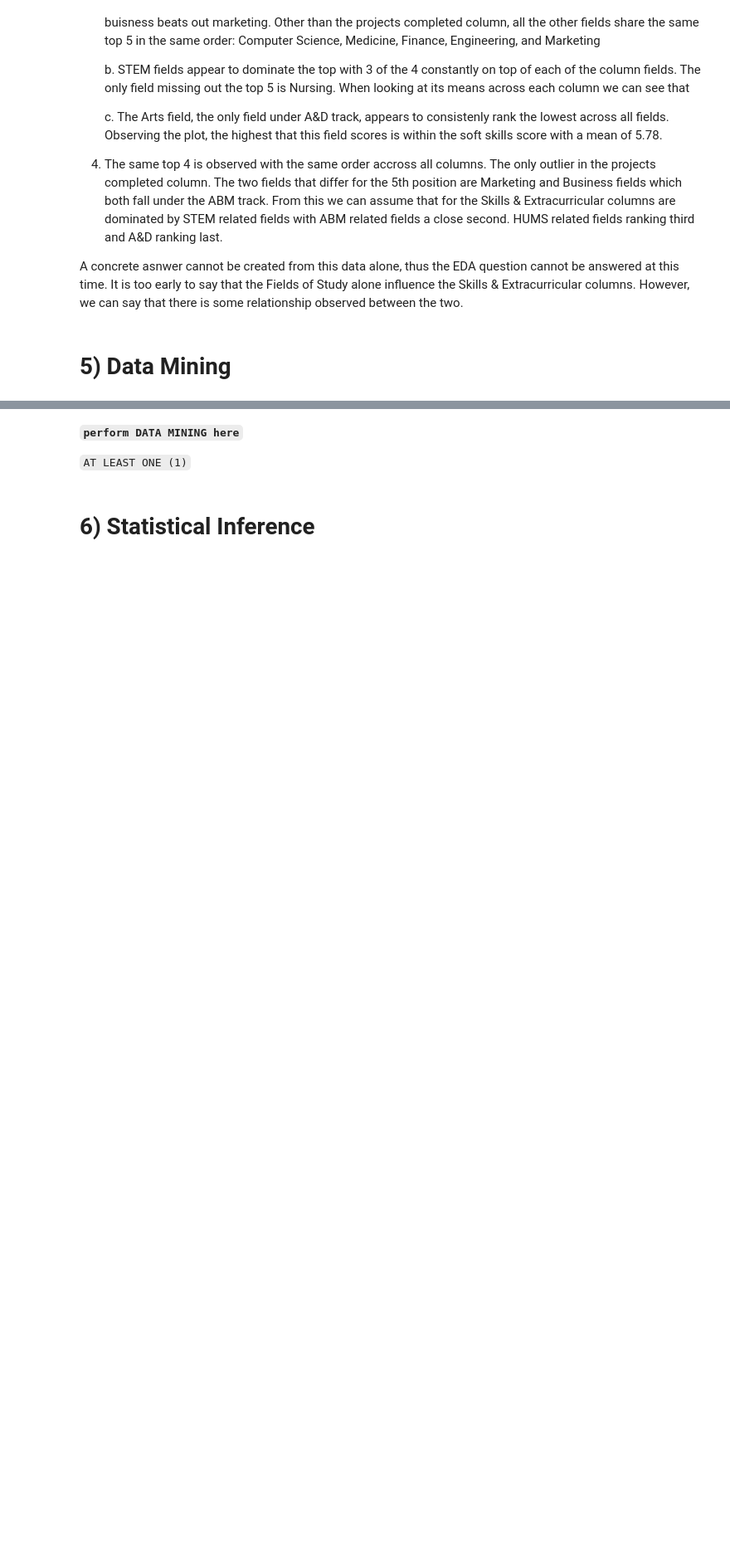
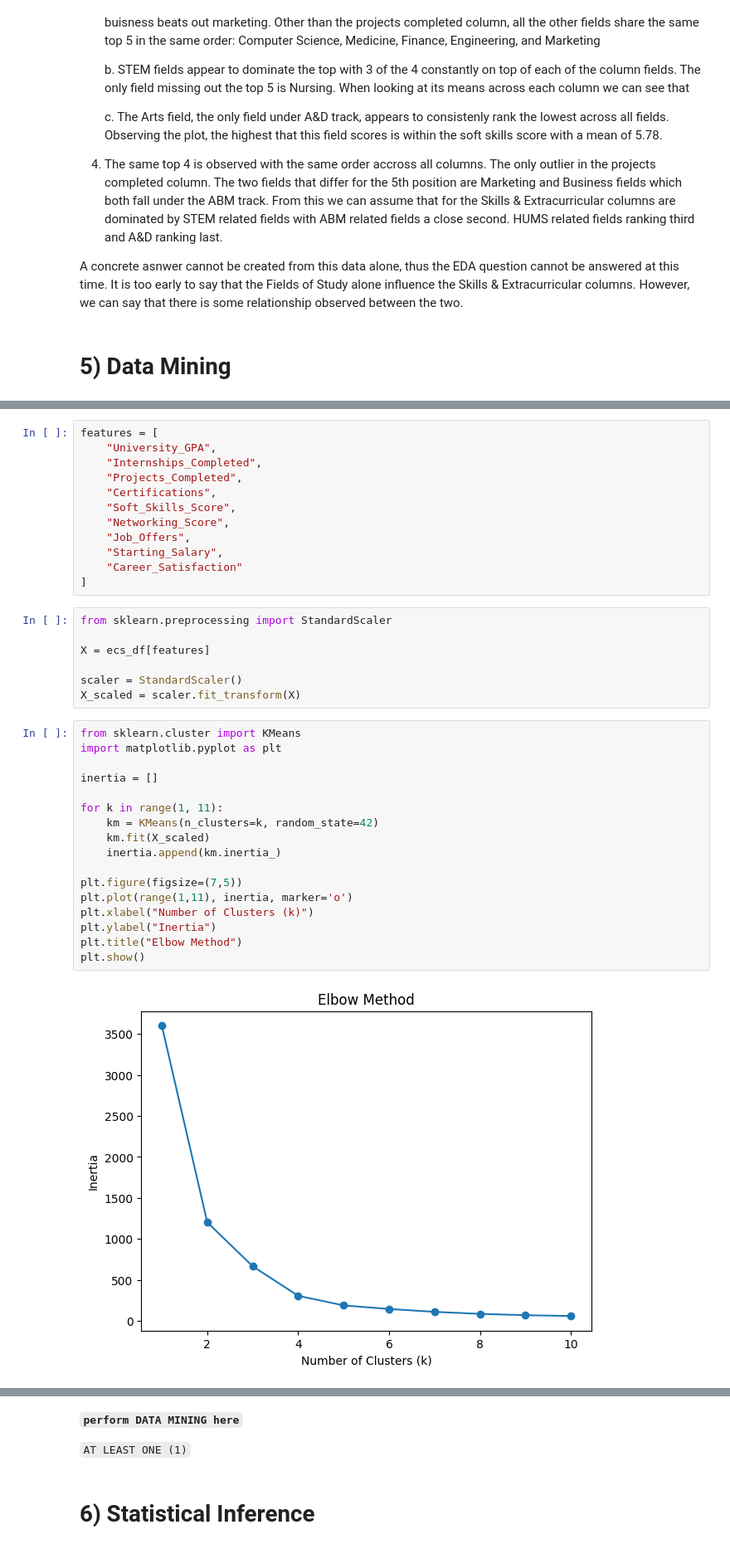
Before and after one commit to Ulturaa/CSMODEL_MCO, a Jupyter notebook: TotallyStats_MCO2.ipynb, the cells around one changed output, grey strips where cells are left out. Shown at 83% size. Saved outputs shown, nothing was run; the diff lists cells and outputs as text; blank space fills up the shorter version.

Commit message:
added stat inference and k means clustering

```diff
--- a/TotallyStats_MCO2.ipynb
+++ b/TotallyStats_MCO2.ipynb
@@ -398,0 +472,38 @@ A concrete asnwer cannot be created from this data alone, thus the EDA question
+# %%
+features = [
+    "University_GPA",
+    "Internships_Completed",
+    "Projects_Completed",
+    "Certifications",
+    "Soft_Skills_Score",
+    "Networking_Score",
+    "Job_Offers",
+    "Starting_Salary",
+    "Career_Satisfaction"
+]
+# %%
+from sklearn.preprocessing import StandardScaler
+
+X = ecs_df[features]
+
+scaler = StandardScaler()
+X_scaled = scaler.fit_transform(X)
+# %%
+from sklearn.cluster import KMeans
+import matplotlib.pyplot as plt
+
+inertia = []
+
+for k in range(1, 11):
+    km = KMeans(n_clusters=k, random_state=42)
+    km.fit(X_scaled)
+    inertia.append(km.inertia_)
+
+plt.figure(figsize=(7,5))
+plt.plot(range(1,11), inertia, marker='o')
+plt.xlabel("Number of Clusters (k)")
+plt.ylabel("Inertia")
+plt.title("Elbow Method")
+plt.show()
+# %% [output]
+[figure, added]
```
Also changed, not shown: parts of 24 cells of this notebook.
